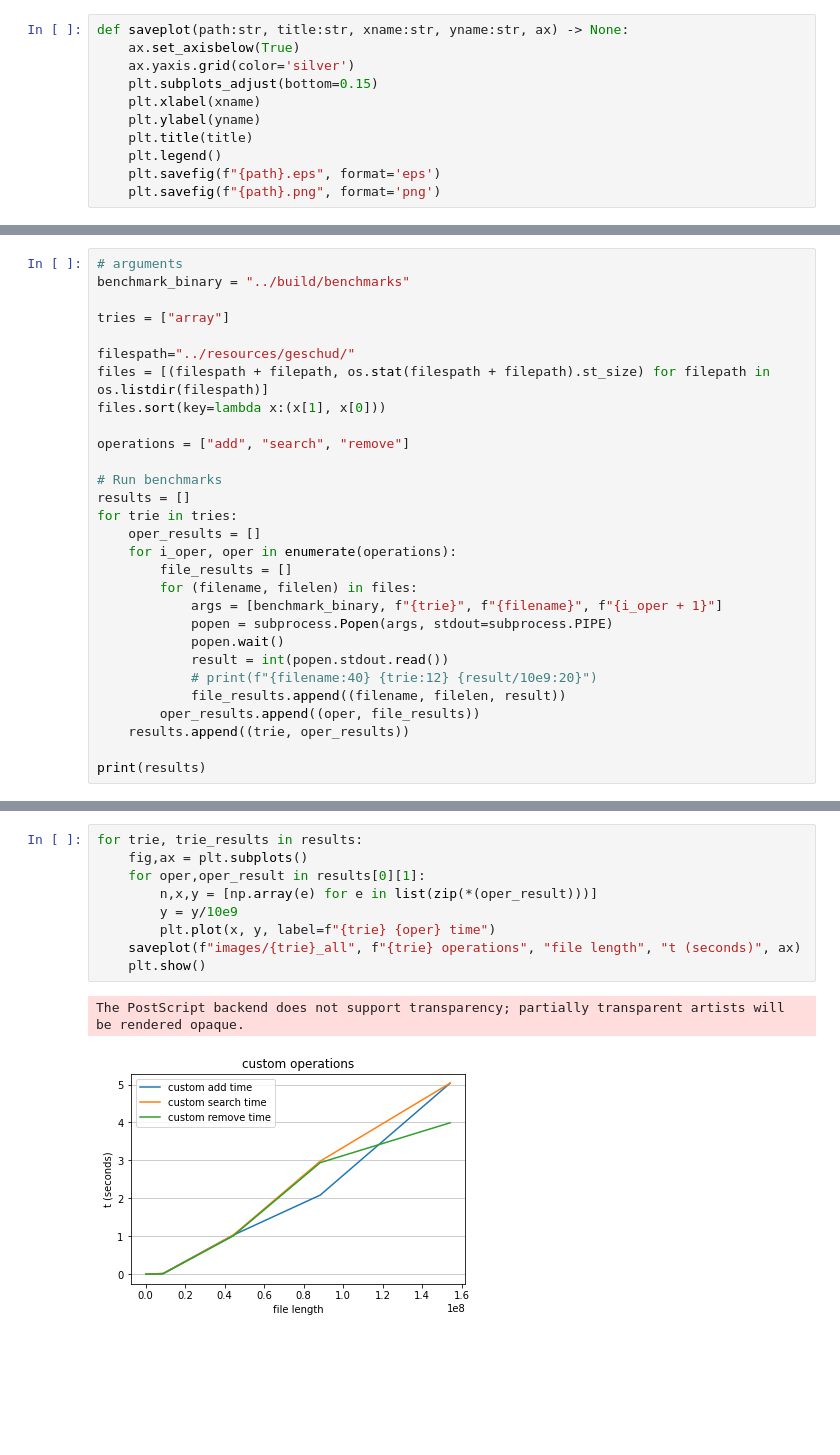
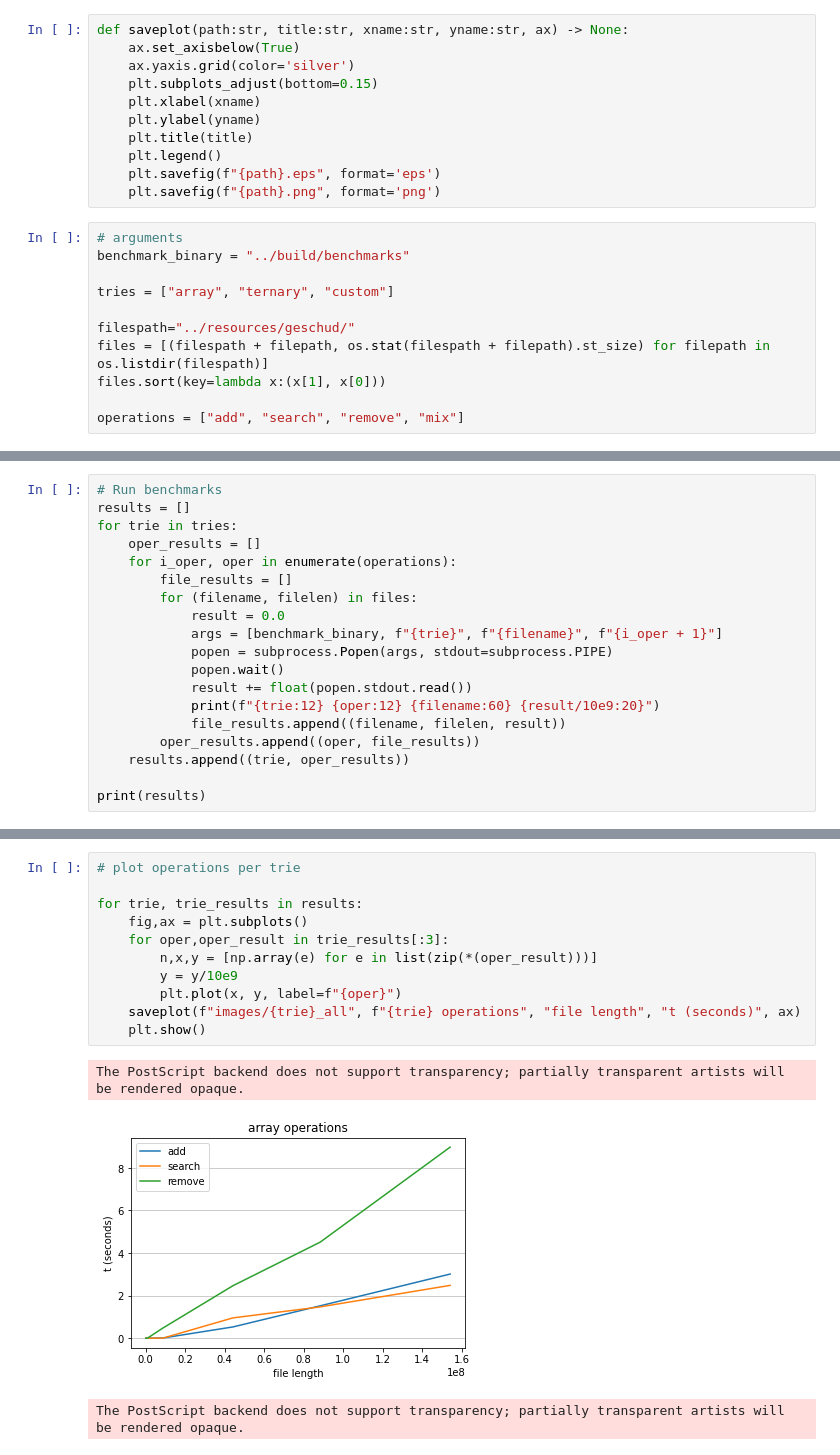
Before and after one commit to eliasnijs/trie-exploration, a Jupyter notebook: extra/analysis.ipynb, the cells around one changed output, grey strips where cells are left out. Saved outputs shown, nothing was run; the diff lists cells and outputs as text; blank space fills up the shorter version.

```diff
--- a/extra/analysis.ipynb
+++ b/extra/analysis.ipynb
@@ -17,3 +17,14 @@ def saveplot(path:str, title:str, xname:str, yname:str, ax) -> None:
     plt.legend()
     plt.savefig(f"{path}.eps", format='eps')
     plt.savefig(f"{path}.png", format='png')
+# %%
+# arguments
+benchmark_binary = "../build/benchmarks"
+
+tries = ["array", "ternary", "custom"]
+
+filespath="../resources/geschud/"
+files = [(filespath + filepath, os.stat(filespath + filepath).st_size) for filepath in os.listdir(filespath)]
+files.sort(key=lambda x:(x[1], x[0]))
+
+operations = ["add", "search", "remove", "mix"]
@@ -20,15 +33,4 @@ def saveplot(path:str, title:str, xname:str, yname:str, ax) -> None:
 # %%
-# arguments
-benchmark_binary = "../build/benchmarks"
-
-tries = ["array"]
-
-filespath="../resources/geschud/"
-files = [(filespath + filepath, os.stat(filespath + filepath).st_size) for filepath in os.listdir(filespath)]
-files.sort(key=lambda x:(x[1], x[0]))
-
-operations = ["add", "search", "remove"]
-
 # Run benchmarks
 results = []
 for trie in tries:
@@ -36,11 +38,12 @@ for trie in tries:
     for i_oper, oper in enumerate(operations):
         file_results = []
         for (filename, filelen) in files:
+            result = 0.0
             args = [benchmark_binary, f"{trie}", f"{filename}", f"{i_oper + 1}"]
             popen = subprocess.Popen(args, stdout=subprocess.PIPE)
             popen.wait()
-            result = int(popen.stdout.read())
-            # print(f"{filename:40} {trie:12} {result/10e9:20}")
+            result += float(popen.stdout.read())
+            print(f"{trie:12} {oper:12} {filename:60} {result/10e9:20}")
             file_results.append((filename, filelen, result))
         oper_results.append((oper, file_results))
     results.append((trie, oper_results))
@@ -51,12 +70,15 @@ print(results)
 # %%
+# plot operations per trie
+
 for trie, trie_results in results:
     fig,ax = plt.subplots()
-    for oper,oper_result in results[0][1]:
+    for oper,oper_result in trie_results[:3]:
         n,x,y = [np.array(e) for e in list(zip(*(oper_result)))]
         y = y/10e9
-        plt.plot(x, y, label=f"{trie} {oper} time")
+        plt.plot(x, y, label=f"{oper}")
     saveplot(f"images/{trie}_all", f"{trie} operations", "file length", "t (seconds)", ax)
     plt.show()
 # %% [output]
 The PostScript backend does not support transparency; partially transparent artists will be rendered opaque.
-[figure, old version]
+[figure, new version]
+The PostScript backend does not support transparency; partially transparent artists will be rendered opaque.
```
Also changed, not shown: parts of 10 cells of this notebook, 22 other files.
